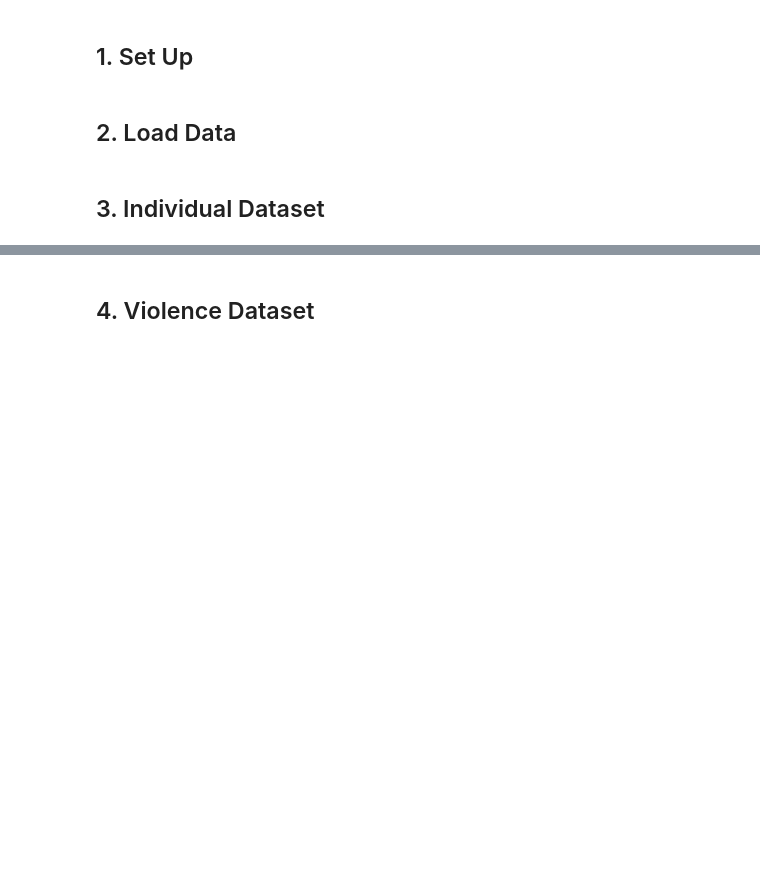
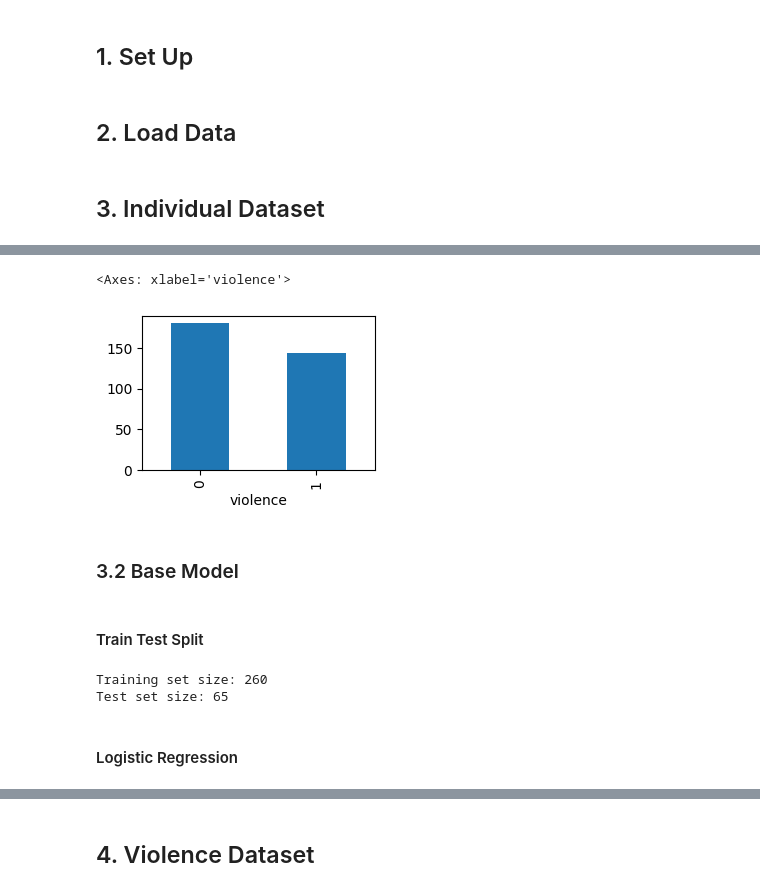
Before and after one commit to mara-pn/Violence-Against-Women-Risk-Prediction-Structural-Determinants-Analysis, a Jupyter notebook: 04_modeling.ipynb, the cells around one changed output, grey strips where cells are left out. Saved outputs shown, nothing was run; the diff lists cells and outputs as text; code cells hidden in the pictures; blank space fills up the shorter version.

```diff
--- a/04_modeling.ipynb
+++ b/04_modeling.ipynb
@@ -49,0 +82,27 @@ individual_df.shape
+# %%
+# check if balanced or not
+individual_df["violence"].value_counts().plot(kind="bar", figsize=(3,2))
+
+# --> inbalanced data
+# %% [output]
+<Axes: xlabel='violence'>
+[figure, added]
+# %% [markdown]
+### 3.2 Base Model
+# %% [markdown]
+#### Train Test Split
+# %%
+# prepare data
+X_id = individual_df.drop(columns=['violence'])
+y_id = individual_df['violence']
+
+# train-test split (stratified for imbalanced data)
+X_train_id, X_test_id, y_train_id, y_test_id = train_test_split(X_id, y_id, test_size=0.2, random_state=42, stratify=y_id)
+
+print(f"\nTraining set size: {len(X_train_id)}")
+print(f"Test set size: {len(X_test_id)}")
+# %% [output]
+Training set size: 260
+Test set size: 65
+# %% [markdown]
+#### Logistic Regression
```
Also changed, not shown: parts of 70 cells of this notebook, 3 other files.
